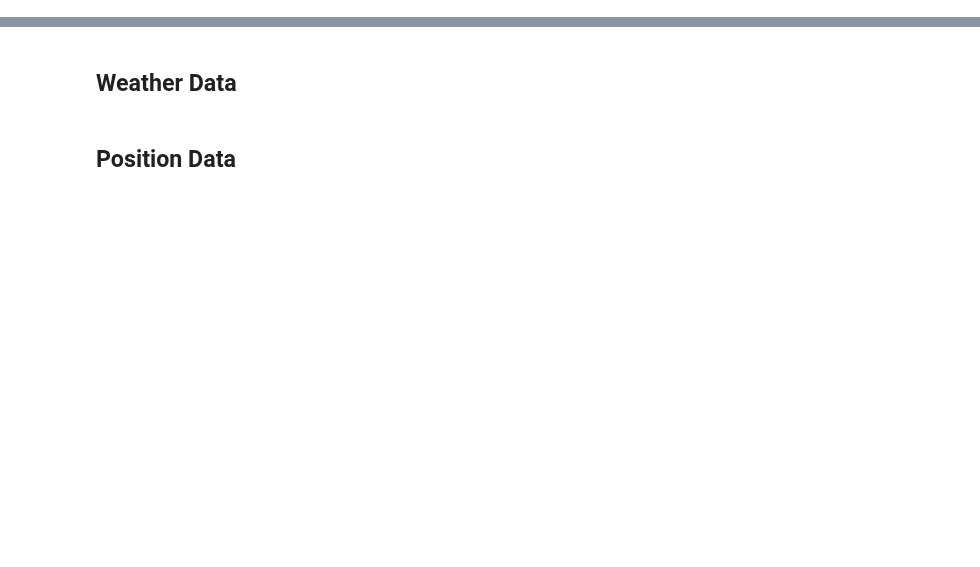
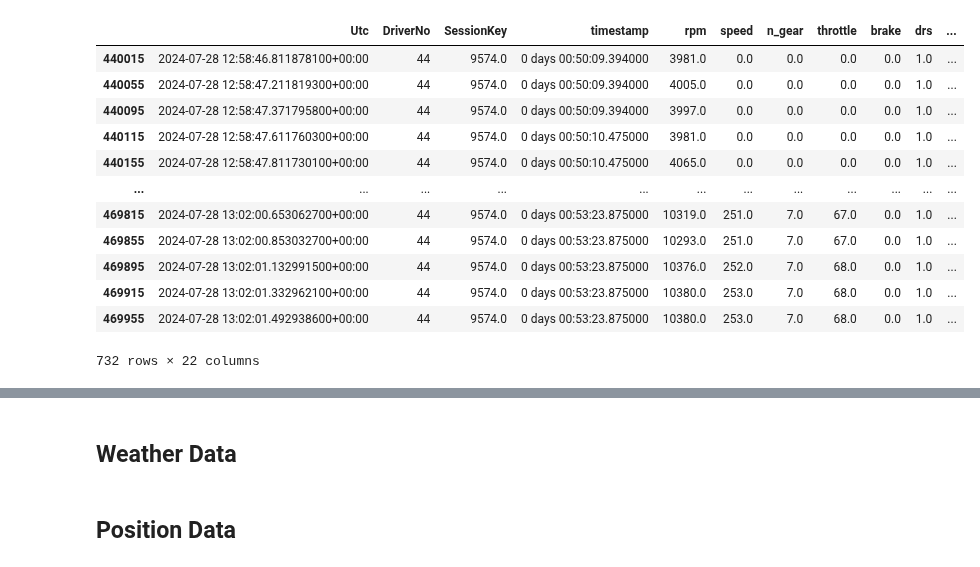
Before and after one commit to GoktugOcal/LiveF1, a Jupyter notebook: test.ipynb, the cells around one changed output, grey strips where cells are left out. Cells and saved outputs as stored; diff of their text form; code cells hidden in the pictures; blank space fills up the shorter version.

```diff
--- a/test.ipynb
+++ b/test.ipynb
@@ -86,0 +178,16 @@ df_44["Y"] = df_44.reset_index()["Y"].astype(float).interpolate(method = "quadra
+# %%
+df_temp.dropna(subset="speed")
+# %% [output]
+|  | Utc | DriverNo | SessionKey | timestamp | rpm | speed | n_gear | throttle | brake | drs | ... |
+| 440015 | 2024-07-28 12:58:46.811878100+00:00 | 44 | 9574.0 | 0 days 00:50:09.394000 | 3981.0 | 0.0 | 0.0 | 0.0 | 0.0 | 1.0 | ... |
+| 440055 | 2024-07-28 12:58:47.211819300+00:00 | 44 | 9574.0 | 0 days 00:50:09.394000 | 4005.0 | 0.0 | 0.0 | 0.0 | 0.0 | 1.0 | ... |
+| 440095 | 2024-07-28 12:58:47.371795800+00:00 | 44 | 9574.0 | 0 days 00:50:09.394000 | 3997.0 | 0.0 | 0.0 | 0.0 | 0.0 | 1.0 | ... |
+| 440115 | 2024-07-28 12:58:47.611760300+00:00 | 44 | 9574.0 | 0 days 00:50:10.475000 | 3981.0 | 0.0 | 0.0 | 0.0 | 0.0 | 1.0 | ... |
+| 440155 | 2024-07-28 12:58:47.811730100+00:00 | 44 | 9574.0 | 0 days 00:50:10.475000 | 4065.0 | 0.0 | 0.0 | 0.0 | 0.0 | 1.0 | ... |
+| ... | ... | ... | ... | ... | ... | ... | ... | ... | ... | ... | ... |
+| 469815 | 2024-07-28 13:02:00.653062700+00:00 | 44 | 9574.0 | 0 days 00:53:23.875000 | 10319.0 | 251.0 | 7.0 | 67.0 | 0.0 | 1.0 | ... |
+| 469855 | 2024-07-28 13:02:00.853032700+00:00 | 44 | 9574.0 | 0 days 00:53:23.875000 | 10293.0 | 251.0 | 7.0 | 67.0 | 0.0 | 1.0 | ... |
+| 469895 | 2024-07-28 13:02:01.132991500+00:00 | 44 | 9574.0 | 0 days 00:53:23.875000 | 10376.0 | 252.0 | 7.0 | 68.0 | 0.0 | 1.0 | ... |
+| 469915 | 2024-07-28 13:02:01.332962100+00:00 | 44 | 9574.0 | 0 days 00:53:23.875000 | 10380.0 | 253.0 | 7.0 | 68.0 | 0.0 | 1.0 | ... |
+| 469955 | 2024-07-28 13:02:01.492938600+00:00 | 44 | 9574.0 | 0 days 00:53:23.875000 | 10380.0 | 253.0 | 7.0 | 68.0 | 0.0 | 1.0 | ... |
+732 rows × 22 columns
```
Also changed, not shown: parts of 17 cells of this notebook, 4 other files.
